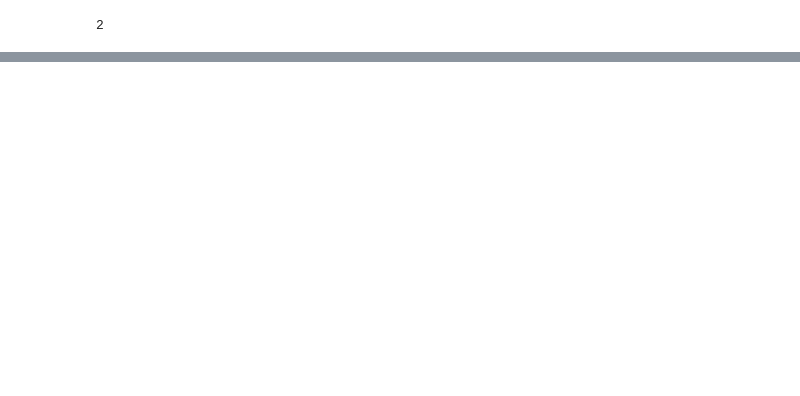
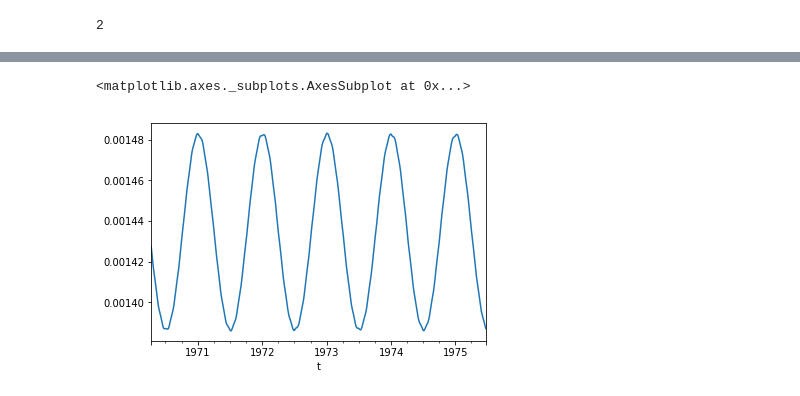
Before and after one commit to adamblvck/deep-astro-wheel, a Jupyter notebook: 3_train_model_1.ipynb, the cells around one changed output, grey strips where cells are left out. Saved outputs shown, nothing was run; the diff lists cells and outputs as text; code cells hidden in the pictures; blank space fills up the shorter version.

```diff
--- a/3_train_model_1.ipynb
+++ b/3_train_model_1.ipynb
@@ -120,0 +236,3 @@ len(train_inout_seq[-2:])
+# %%
+df['t'] = pd.to_datetime(df['t'], errors ='coerce')
+df_2 = df.resample('1D',on='t').max()
@@ -120,0 +249,5 @@ len(train_inout_seq[-2:])
+# %%
+df_2[100:2000]['earth'].plot()
+# %% [output]
+<matplotlib.axes._subplots.AxesSubplot at 0x...>
+[figure, added]
```
Also changed, not shown: parts of 16 cells of this notebook, 1 other file.
